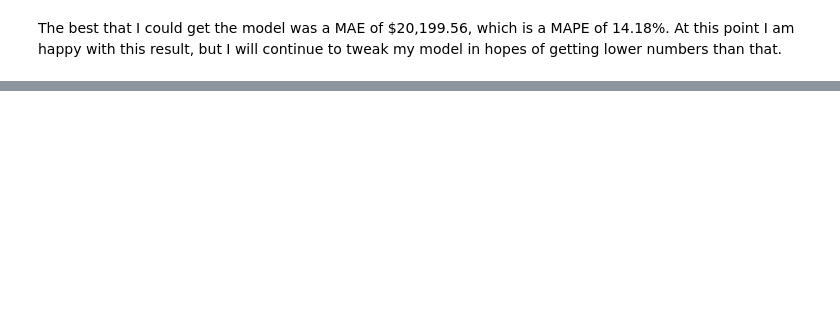
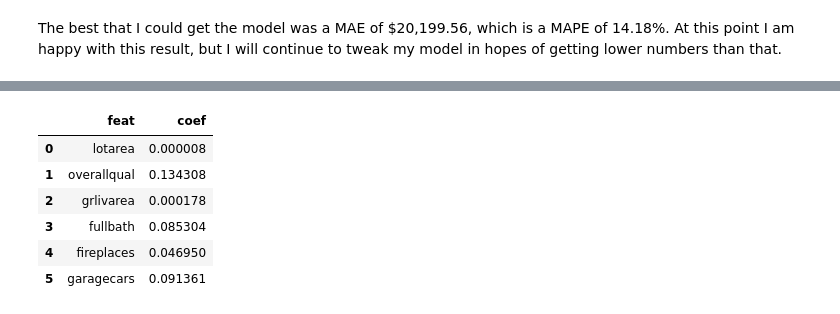
Before and after one commit to WoodyBurns44/thinkful, a Jupyter notebook: houseprices_df_model.ipynb, the cells around one changed output, grey strips where cells are left out. Saved outputs shown, nothing was run; the diff lists cells and outputs as text; code cells hidden in the pictures; blank space fills up the shorter version.

```diff
--- a/houseprices_df_model.ipynb
+++ b/houseprices_df_model.ipynb
@@ -488,0 +557,3 @@ The best that I could get the model was a MAE of $20,199.56, which is a MAPE of
+# %%
+lasso = Lasso()
+lasso.fit(X_train, y_train)
@@ -488,0 +569,9 @@ The best that I could get the model was a MAE of $20,199.56, which is a MAPE of
+# %%
+grid = {"alpha": [0.0001, 0.001, 0.01, 0.1]}
+
+lasso_cv = GridSearchCV(Lasso(), grid, verbose=1, cv=5)
+lasso_cv.fit(X_train, y_train)
+
+# The best fit is in the best_estimator_ attribute
+print(f"selected alpha: {lasso_cv.best_estimator_.alpha}")
+lasso_cv.best_estimator_.coef_
@@ -488,0 +614,8 @@ The best that I could get the model was a MAE of $20,199.56, which is a MAPE of
+# %%
+grid = {"alpha": [0.0001, 0.001, 0.01, 0.1], "l1_ratio": [0.1, 0.5, 0.75, 1]}
+elasticnet_cv = GridSearchCV(ElasticNet(), grid, verbose=1)
+elasticnet_cv.fit(X_train, y_train)
+
+print(f"selected alpha: {elasticnet_cv.best_estimator_.alpha}")
+print(f"selected l1_ratio: {elasticnet_cv.best_estimator_.l1_ratio}")
+elasticnet_cv.best_estimator_.coef_
@@ -488,0 +641,13 @@ The best that I could get the model was a MAE of $20,199.56, which is a MAPE of
+# %%
+coef_df = pd.DataFrame()
+coef_df["feat"] = X_train.columns
+coef_df["coef"] = elasticnet_cv.best_estimator_.coef_
+coef_df
+# %% [output]
+|  | feat | coef |
+| 0 | lotarea | 0.000008 |
+| 1 | overallqual | 0.134308 |
+| 2 | grlivarea | 0.000178 |
+| 3 | fullbath | 0.085304 |
+| 4 | fireplaces | 0.046950 |
+| 5 | garagecars | 0.091361 |
```
Also changed, not shown: parts of 21 cells of this notebook.
